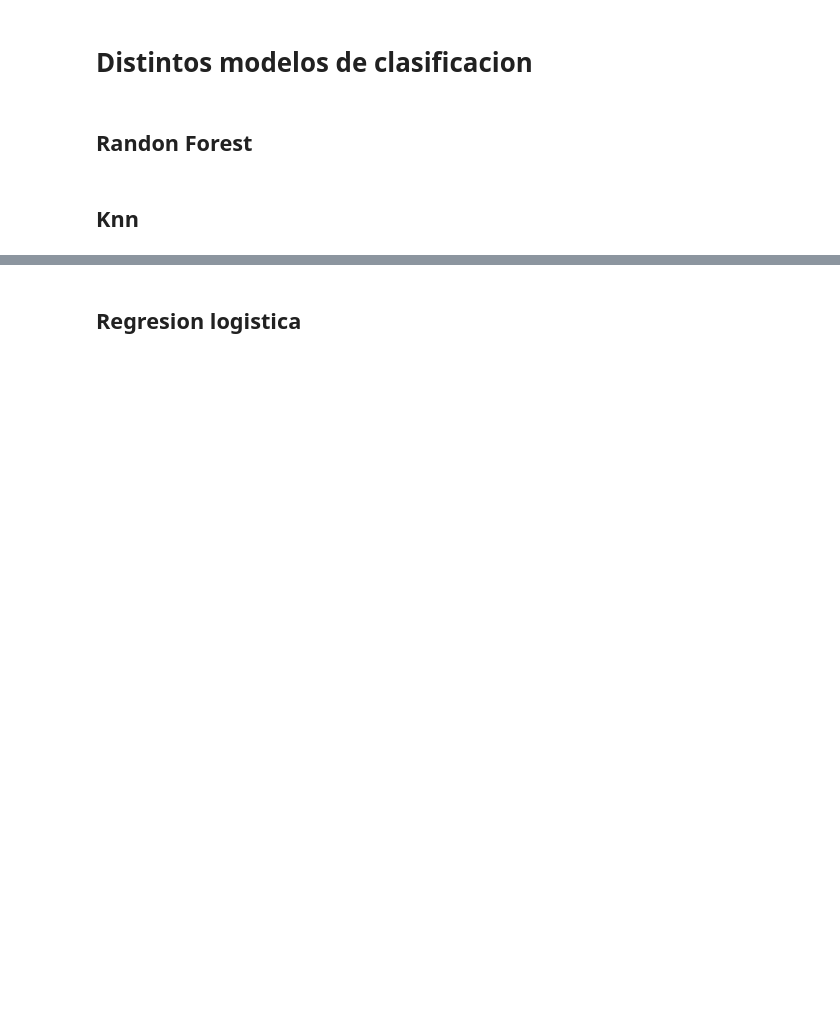
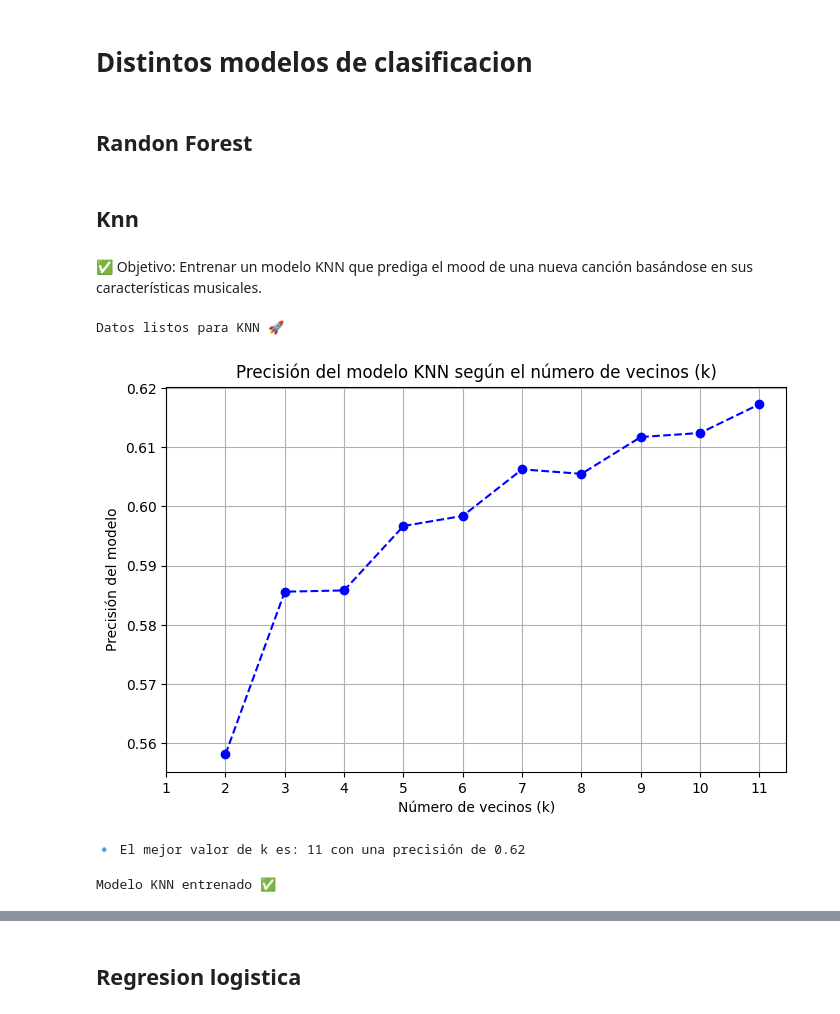
Before and after one commit to algond123/ProyectoFinal_BDML14, a Jupyter notebook: Proyecto_final2.ipynb, the cells around one changed output, grey strips where cells are left out. Drawn from its saved outputs; the diff is of its cells as text; code cells hidden in the pictures; blank space fills up the shorter version.

```diff
--- a/Proyecto_final2.ipynb
+++ b/Proyecto_final2.ipynb
@@ -740,0 +647,12 @@ final_df_noEncode.describe()
+# %% [markdown]
+✅ Objetivo: Entrenar un modelo KNN que prediga el mood de una nueva canción basándose en sus características musicales.
+# %%
+###################
+# Carga de datasets
+###################
+
+import pandas as pd
+#merged_clustered = pd.read_csv('./merged_clustered.csv')
+#merged_clustered = merged_clustered.drop(columns=['Unnamed: 0']) # Limpia la columna de los id anteriores, no se por que los guarda
+df = pd.read_csv('./final_df_with_mood.csv')
+df.columns
@@ -740,0 +661,67 @@ final_df_noEncode.describe()
+# %%
+# Preparar los Datos para KNN
+
+from sklearn.model_selection import train_test_split
+from sklearn.preprocessing import StandardScaler
+
+# Seleccionamos las características para KNN (sin incluir 'mood')
+features = ['popularity', 'duration_ms', 'danceability', 'energy',
+            'key', 'loudness', 'speechiness', 'acousticness',
+            'instrumentalness', 'liveness', 'valence', 'tempo']
+
+X = df[features]  # Variables predictoras
+y = df["mood"]    # Variable objetivo (mood asignado por KMeans)
+
+# Dividir en conjunto de entrenamiento (80%) y prueba (20%)
+X_train, X_test, y_train, y_test = train_test_split(X, y, test_size=0.2, random_state=42)
+
+# Estandarizar las características (KNN es sensible a la escala)
+scaler = StandardScaler()
+X_train = scaler.fit_transform(X_train)
+X_test = scaler.transform(X_test)
+
+print("Datos listos para KNN 🚀")
+# %% [output]
+Datos listos para KNN 🚀
+# %%
+from sklearn.neighbors import KNeighborsClassifier
+from sklearn.metrics import accuracy_score
+import matplotlib.pyplot as plt
+
+# Probar diferentes valores de k
+k_values = range(2, 12)  # Probaremos de k=2 a k=12
+accuracies = []
+
+for k in k_values:
+    knn = KNeighborsClassifier(n_neighbors=k)
+    knn.fit(X_train, y_train)  # Entrenar el modelo con k actual
+    y_pred = knn.predict(X_test)  # Hacer predicciones
+    acc = accuracy_score(y_test, y_pred)  # Calcular precisión
+    accuracies.append(acc)  # Guardar precisión
+
+# Graficar la precisión en función de k
+plt.figure(figsize=(8, 5))
+plt.plot(k_values, accuracies, marker='o', linestyle='--', color='b')
+plt.xlabel("Número de vecinos (k)")
+plt.ylabel("Precisión del modelo")
+plt.title("Precisión del modelo KNN según el número de vecinos (k)")
+plt.xticks(range(1, 12))
+plt.grid()
+plt.show()
+
+# Encontrar el mejor valor de k
+best_k = k_values[accuracies.index(max(accuracies))]
+print(f"🔹 El mejor valor de k es: {best_k} con una precisión de {max(accuracies):.2f}")
+# %% [output]
+[figure, added]
+🔹 El mejor valor de k es: 11 con una precisión de 0.62
+# %%
+# Entrenar el Modelo KNN
+
+# Definir el modelo KNN con k=5
+knn = KNeighborsClassifier(n_neighbors=6)
+knn.fit(X_train, y_train)
+
+print("Modelo KNN entrenado ✅")
+# %% [output]
+Modelo KNN entrenado ✅
```
Also changed, not shown: parts of 31 cells of this notebook.
